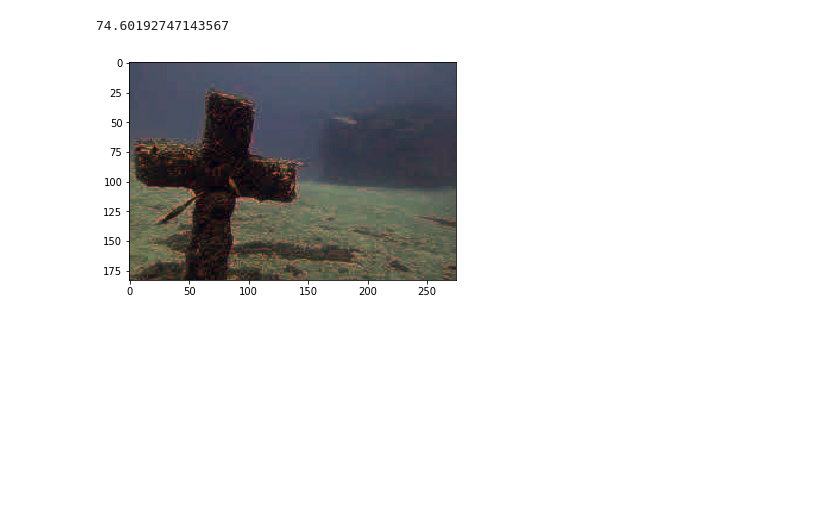
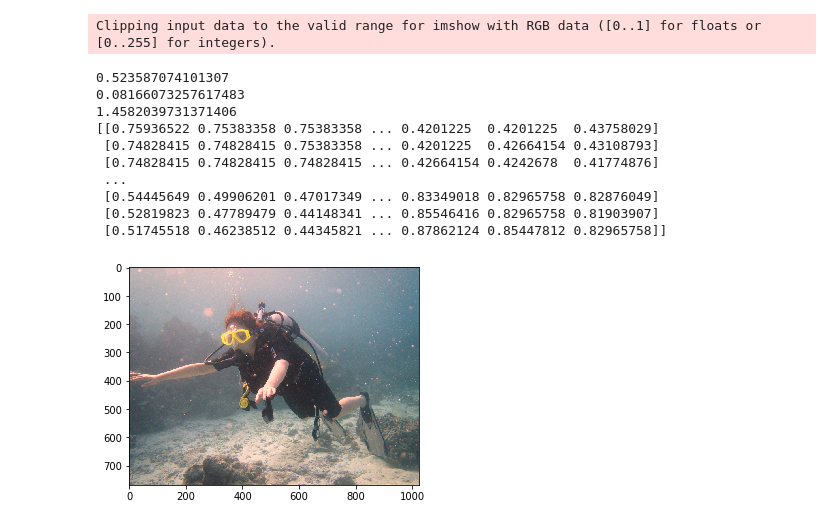
Before and after one commit to anujMT19061/Under_Water_Image_Enhancement, a Jupyter notebook: Under_Water_Image_Enhancement.ipynb, the cells around one changed output. Cells and saved outputs as stored; diff of their text form; code cells hidden in the pictures; blank space fills up the shorter version.

```diff
--- a/Under_Water_Image_Enhancement.ipynb
+++ b/Under_Water_Image_Enhancement.ipynb
@@ -6,7 +7,9 @@ import math
 # %%
 # reading image and its parameters
-origImg = cv2.imread('../Raw/362_img_.png')
+origImg = cv2.imread('../Raw/6_img_.png')
 origImg = cv2.cvtColor(origImg, cv2.COLOR_BGR2RGB)
+
+print(origImg.dtype)
 
 height = origImg.shape[0]
 width = origImg.shape[1]
@@ -136,23 +144,39 @@ def GrayWorld(img,rF,gF,bF):
     bF = np.array(bF)* scale / blueM
 
 
-    rF = np.around(rF)
-    rF = rF.astype(np.uint8)
+#     rF = np.around(rF)
+#     rF = rF.astype(np.uint16)
 
-    gF = np.around(gF)
-    gF = gF.astype(np.uint8)
+    print(rF.min())
+    print(rF.max())
+    print(rF)
+#     print(rF)
 
-    bF = np.around(bF)
-    bF = bF.astype(np.uint8)
+#     gF = np.around(gF)
+#     gF = gF.astype(np.uint16)
+
+#     bF = np.around(bF)
+#     bF = bF.astype(np.uint16)
 
     AfterGrayWorld = cv2.merge((rF,gF,bF))
 
     return AfterGrayWorld
 # %%
-AfterGrayWorld = GrayWorld(AfterComp,rW,gW,bW)
-plt.imshow(AfterGrayWorld)
-plt.savefig('OurWhiteBalance.png',format = "png", dpi = 300)
+whiteBalanced = GrayWorld(AfterComp,rW,gW,bW)
+# whiteBalanced = np.array(whiteBalanced)
+plt.imshow(whiteBalanced)
+plt.savefig('whiteBalance.png',format = "png", dpi = 300)
 # %% [output]
-74.60192747143567
+Clipping input data to the valid range for imshow with RGB data ([0..1] for floats or [0..255] for integers).
+0.523587074101307
+0.08166073257617483
+1.4582039731371406
+[[0.75936522 0.75383358 0.75383358 ... 0.4201225  0.4201225  0.43758029]
+ [0.74828415 0.74828415 0.75383358 ... 0.4201225  0.42664154 0.43108793]
+ [0.74828415 0.74828415 0.74828415 ... 0.42664154 0.4242678  0.41774876]
+ ...
+ [0.54445649 0.49906201 0.47017349 ... 0.83349018 0.82965758 0.82876049]
+ [0.52819823 0.47789479 0.44148341 ... 0.85546416 0.82965758 0.81903907]
+ [0.51745518 0.46238512 0.44345821 ... 0.87862124 0.85447812 0.82965758]]
-[figure, old version]
+[figure, new version]
 # %%
```
Also changed, not shown: parts of 38 cells of this notebook.
